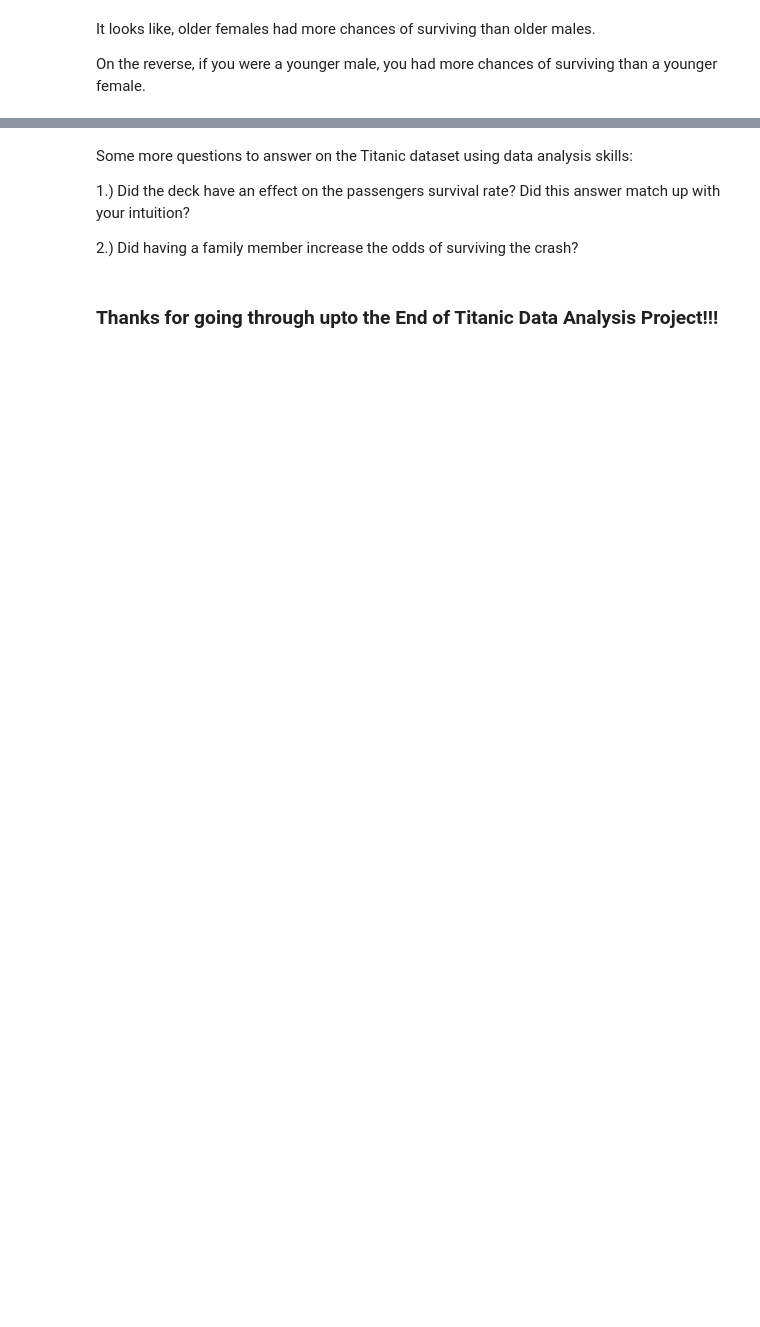
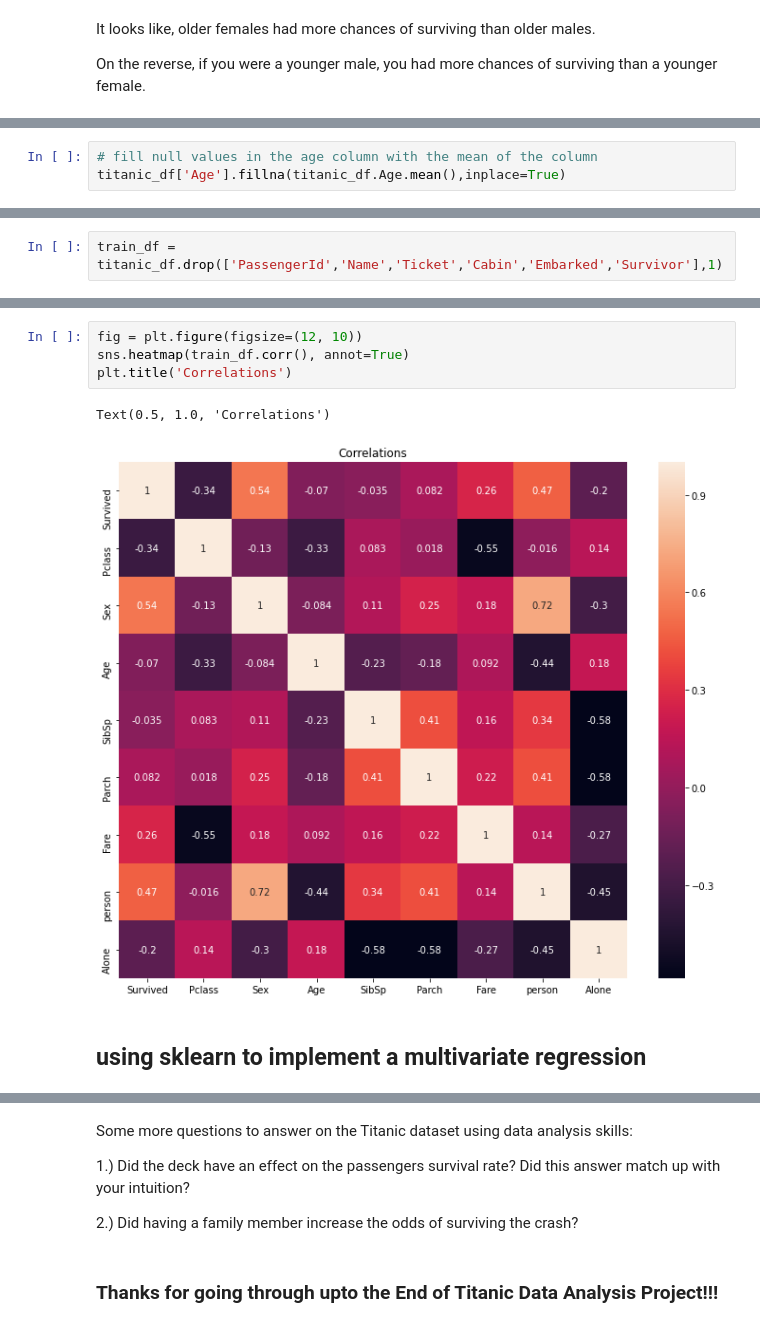
Before and after one commit to benkole01/titanic, a Jupyter notebook: Titanic_Intro_Project.ipynb, the cells around one changed output, grey strips where cells are left out. Drawn from its saved outputs; the diff is of its cells as text; blank space fills up the shorter version.

```diff
--- a/Titanic_Intro_Project.ipynb
+++ b/Titanic_Intro_Project.ipynb
@@ -680,0 +787,3 @@ On the reverse, if you were a younger male, you had more chances of surviving th
+# %%
+# fill null values in the age column with the mean of the column
+titanic_df['Age'].fillna(titanic_df.Age.mean(),inplace=True)
@@ -680,0 +802,2 @@ On the reverse, if you were a younger male, you had more chances of surviving th
+# %%
+train_df = titanic_df.drop(['PassengerId','Name','Ticket','Cabin','Embarked','Survivor'],1)
@@ -680,0 +822,9 @@ On the reverse, if you were a younger male, you had more chances of surviving th
+# %%
+fig = plt.figure(figsize=(12, 10))
+sns.heatmap(train_df.corr(), annot=True)
+plt.title('Correlations')
+# %% [output]
+Text(0.5, 1.0, 'Correlations')
+[figure, added]
+# %% [markdown]
+## using sklearn to implement a multivariate regression
```
Also changed, not shown: parts of 83 cells of this notebook.
